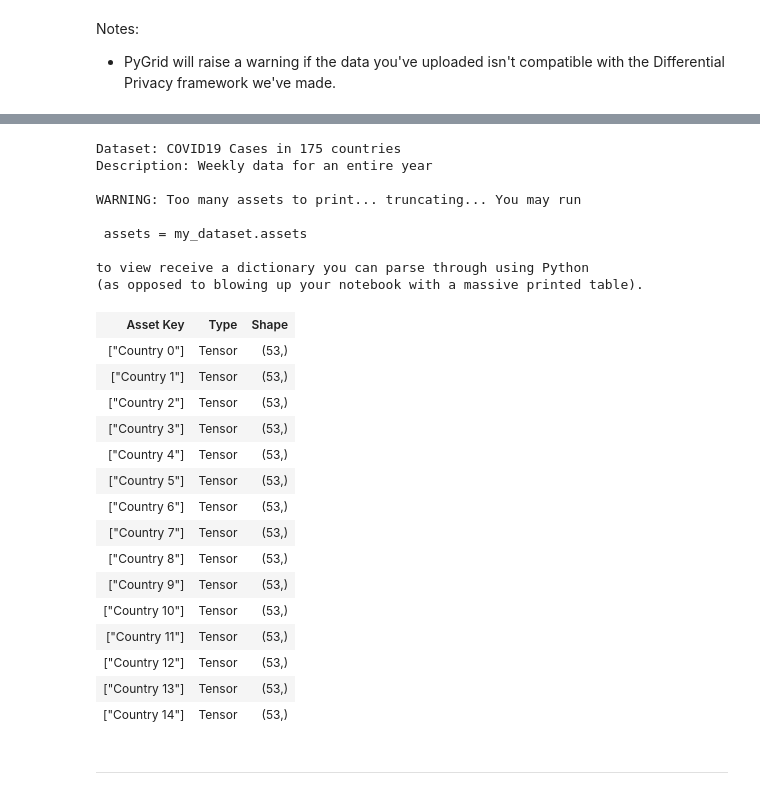
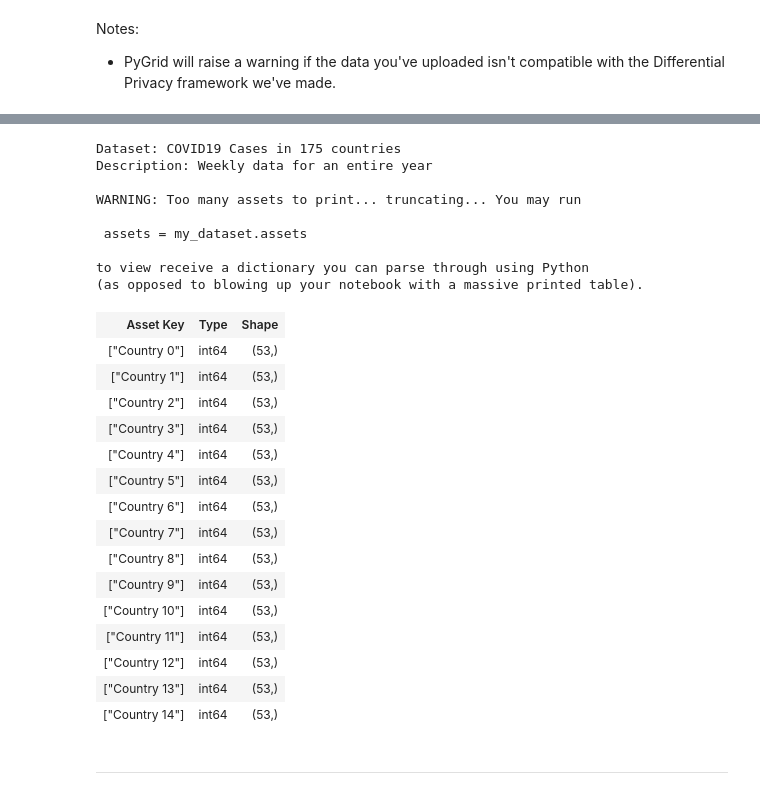
Before and after one commit to OpenMined/courses, a Jupyter notebook: L3_DataPreparation.ipynb, the cells around one changed output, grey strips where cells are left out. Cells and saved outputs as stored; diff of their text form; code cells hidden in the pictures.

```diff
--- a/L3_DataPreparation.ipynb
+++ b/L3_DataPreparation.ipynb
@@ -352,7 +351,7 @@ for i in range(raw_data.shape[-1]):
     entities.append(new_entity)
 
     # Add it to the Dataset Dictionary
-    dataset[country_name] = sy.Tensor(raw_data[:, i].astype(np.int32)).private(min_val=0, max_val=150000, entities=new_entity)
+    dataset[country_name] = sy.Tensor(raw_data[:, i]).private(min_val=0, max_val=150000, entities=new_entity)
 # %% [markdown]
 ### 3.5.3. Loading the data to PyGrid!
 
@@ -388,31 +390,31 @@ domain_node.datasets
 # %%
-domain_node.datasets[0]
+domain_node.datasets[-1]
 # %% [output]
 Dataset: COVID19 Cases in 175 countries
 Description: Weekly data for an entire year
 
 WARNING: Too many assets to print... truncating... You may run
 
  assets = my_dataset.assets
 
 to view receive a dictionary you can parse through using Python
 (as opposed to blowing up your notebook with a massive printed table).
 | Asset Key | Type | Shape |
-| ["Country 0"] | Tensor | (53,) |
-| ["Country 1"] | Tensor | (53,) |
-| ["Country 2"] | Tensor | (53,) |
-| ["Country 3"] | Tensor | (53,) |
-| ["Country 4"] | Tensor | (53,) |
-| ["Country 5"] | Tensor | (53,) |
-| ["Country 6"] | Tensor | (53,) |
-| ["Country 7"] | Tensor | (53,) |
-| ["Country 8"] | Tensor | (53,) |
-| ["Country 9"] | Tensor | (53,) |
-| ["Country 10"] | Tensor | (53,) |
-| ["Country 11"] | Tensor | (53,) |
-| ["Country 12"] | Tensor | (53,) |
-| ["Country 13"] | Tensor | (53,) |
-| ["Country 14"] | Tensor | (53,) |
+| ["Country 0"] | int64 | (53,) |
+| ["Country 1"] | int64 | (53,) |
+| ["Country 2"] | int64 | (53,) |
+| ["Country 3"] | int64 | (53,) |
+| ["Country 4"] | int64 | (53,) |
+| ["Country 5"] | int64 | (53,) |
+| ["Country 6"] | int64 | (53,) |
+| ["Country 7"] | int64 | (53,) |
+| ["Country 8"] | int64 | (53,) |
+| ["Country 9"] | int64 | (53,) |
+| ["Country 10"] | int64 | (53,) |
+| ["Country 11"] | int64 | (53,) |
+| ["Country 12"] | int64 | (53,) |
+| ["Country 13"] | int64 | (53,) |
+| ["Country 14"] | int64 | (53,) |
 # %% [markdown]
 <hr>
 # %% [markdown]
```
Also changed, not shown: parts of 5 cells of this notebook.
